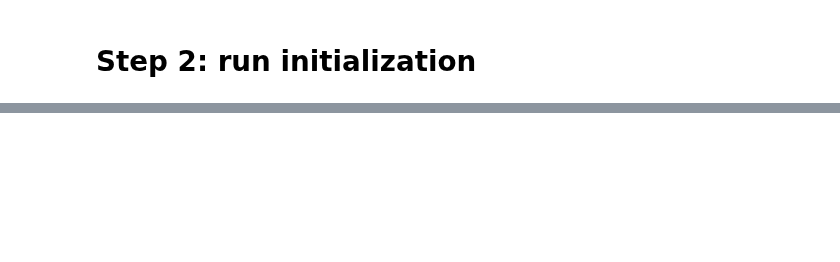
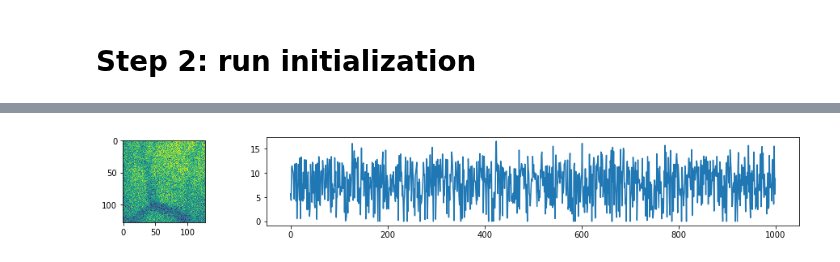
Before and after one commit to flatironinstitute/CaImAn, a Jupyter notebook: demo_cnmfe_2d.ipynb, the cells around one changed output, grey strips where cells are left out. Saved outputs shown, nothing was run; the diff lists cells and outputs as text; code cells hidden in the pictures; blank space fills up the shorter version.

```diff
--- a/demo_cnmfe_2d.ipynb
+++ b/demo_cnmfe_2d.ipynb
@@ -137,0 +91,8 @@ plt.plot(results['C'][m], 'r')
+# %%
+# background components
+for m in range(1):
+    f, (a0, a1) = plt.subplots(1,2, gridspec_kw = {'width_ratios':[1, 6.5]}, figsize=(15,2))
+    a0.imshow(results[3][:,m].reshape(Y.shape[1:],order='F'))
+    a1.plot(results[4][m]);
+# %% [output]
+[figure, added]
```
Also changed, not shown: parts of 12 cells of this notebook, 2 other files.
